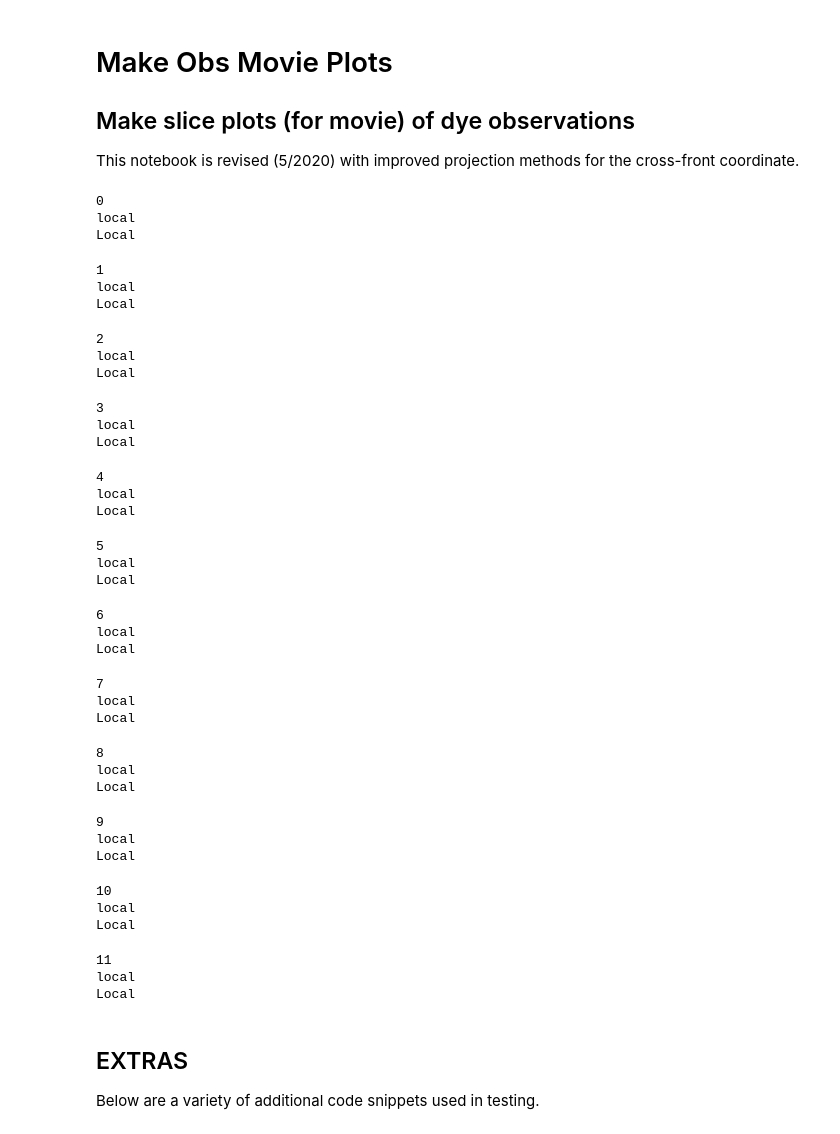
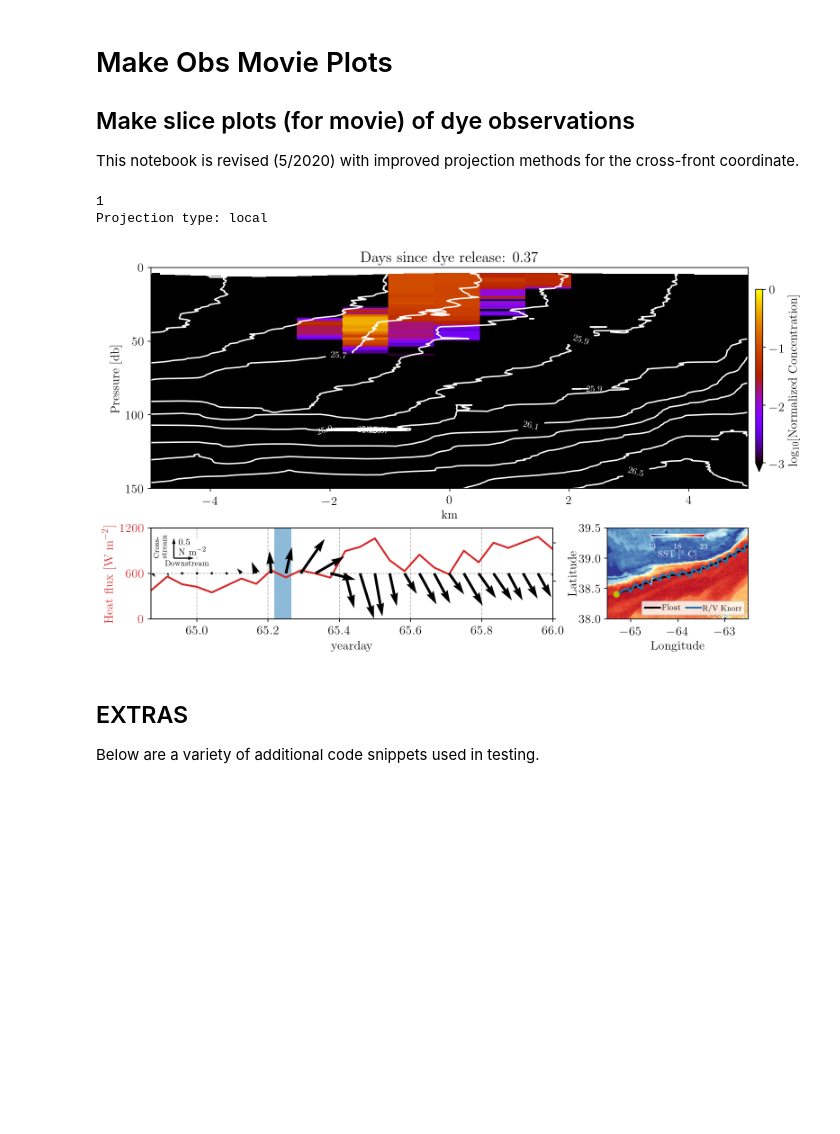
Before and after one commit to wenegrat/LATMIXDYE, a Jupyter notebook: DyeObsMovie_RevisedNotebook.ipynb, the cells around one changed output. Drawn from its saved outputs; the diff is of its cells as text; code cells hidden in the pictures; blank space fills up the shorter version.

```diff
--- a/DyeObsMovie_RevisedNotebook.ipynb
+++ b/DyeObsMovie_RevisedNotebook.ipynb
@@ -181,7 +249,7 @@ def getProjectedSection(crossing):
     values[values<=0] = 1e-10 # Put a small value for plotting the log_10 values
     values = values/np.nanmax(fluorppb) # Normalize by the maximum observed concentration
     # Project to float normal coordinate system
-    rx, shiplogc = projectCoords(lat[:,span], lon[:,span], floatstruct.lats, floatstruct.lons, projection='local')
+    rx, shiplogc = projectCoords(lat[:,span], lon[:,span], floatstruct.lats, floatstruct.lons, fyds, projection='local')
 
     # Interpolate the data
     grid_x = np.linspace(-6, 6, 12*4) # Choose the cross-float gridding
@@ -271,7 +339,7 @@ def getProjectedSection(crossing):
 ## This function iterates through the crossings, and makes and saves figures to be stitched into a movie.
 
 
-save = True # if true save the figures to disk
+save = False # if true save the figures to disk
 conts = np.linspace(-3, 0, 50) # Contours of dye
 rhoc = np.linspace(20, 30, 101)+0.1 # Contours of rho
 
@@ -283,19 +351,20 @@ norm = np.nanmax(fluorppb)
 ckeeps = [4, 6, 8, 10, 12, 13, 15, 16, 17, 18, 19, 20, 21, 22] # these are the crossings we keep (not all have good obs of dye)
 
 # Iterate through each crossing and make figure
-for i in range(0, 12, 1):
+for i in range(1,2, 1):
     print(i)
     fig = plt.figure(figsize=(16/fac,9/fac), dpi=fac*100)
-    axdye = plt.subplot2grid((3,3), (0,0), rowspan = 2, colspan=3)
+    axdye = plt.subplot2grid((3,10), (0,0), rowspan = 2, colspan=10)
 
     span = range(II[ckeeps[i],0], II[ckeeps[i],1])
+    span_ts = range(ii[ckeeps[i],0], ii[ckeeps[i],1])
 
     # Do all the projection work
     Xi, Yi, Ci, Ri, shiplogobs, depthobs = getProjectedSection(ckeeps[i])
 
     Xp = np.zeros(Xi.shape)
     Xp[:,1:] = 0.5*(Xi[:,1:] + Xi[:,0:-1]) # We are going to combine pcolor and contour, so need to shift the pcolor coordinates (which plots on vertices)
-    Xp[:,0] = -5 # XXX- Check this for correctness
+    Xp[:,0] = -6 # XXX- Check this for correctness
 
     cmap = 'gnuplot'
 
@@ -304,7 +373,8 @@ for i in range(0, 12, 1):
     im.set_edgecolor('face')
 
     # Plot the Density
-    axdye.contour(Xi,Yi, Ri,rhoc, colors='w')
+    cs = axdye.contour(Xi,Yi, Ri,rhoc, colors='w')
+    axdye.clabel(cs, cs.levels[::2], inline=1, fontsize=10, fmt='%1.1f')
 
     # Format the figure
     axdye.set_ylim(0, 150)
@@ -317,7 +387,7 @@ for i in range(0, 12, 1):
     axdye.set_xlim([-5, 5])
 
     # Plot the SST map
-    axsst = plt.subplot2grid((3,3), (2,2), colspan=1)
+    axsst = plt.subplot2grid((3,10), (2,7), colspan=3)
     cmap = 'RdYlBu_r'
     tliml = 13
     tlimh = 23
@@ -344,7 +414,7 @@ for i in range(0, 12, 1):
 
     axsst.legend(loc=4, ncol=2, fontsize=8, handletextpad=0.2, columnspacing=0.8)
 
-    axflux = plt.subplot2grid((3,3), (2,0), colspan=2)
+    axflux = plt.subplot2grid((3,10), (2,0), colspan=7)
 
     # The original version had heat flux and wind stress magnitude, this is replaced (below) with a quiver plot
     #color = 'tab:blue'
@@ -372,93 +442,59 @@ for i in range(0, 12, 1):
     #Quiver version here:
     color = 'tab:red'
     axflux.plot(yearday, qnet, color=color, linewidth=2)
-    axflux.set_ylim(-1200,1200)
+    axflux.set_ylim(-0,1200)
     axflux.set_xlim(64.87, 66)
     axflux.grid(linestyle='dashed')
     axflux.set_ylabel('Heat flux [W m$^{-2}$]', color=color)  # we already handled the x-label with ax1
     axflux.tick_params(axis='y', labelcolor=color)
     axflux.set_xlabel('yearday')
-
+    axflux.set_yticks([0, 600, 1200])
     axflux.axvspan(np.nanmean(jday[:,span[0]]), np.nanmean(jday[:,span[-1]]), alpha=0.5)
     #axflux.axvline(np.nanmean(jday[:,span]))
     axwind = axflux.twinx()
     axwind.set_yticklabels([])
     # Quiver plot of wind stress
-    q = axwind.quiver(yearday, 0*yearday, tau_d, tau_cs, scale=10)
+    q = axwind.quiver(yearday, 600 + 0*yearday, tau_d, tau_cs, scale=10)
 
     # Add a legend for the quiver plot magnitude
     #axwind.quiverkey(q, 64.995, -1000, 0.5, 'Down-\nstream', coordinates='data', labelpos='S', fontproperties={'size': 10})
     #axwind.quiverkey(q, 64.94, -790, 0.5, 'Cross-\nstream', coordinates='data',labelpos='W', angle=90, labelsep=0.05, fontproperties={'size': 10})
-    axwind.text(64.952, -650, '0.75\nN m$^{-2}$', fontsize=10, bbox=dict(boxstyle='square,pad=0', fc='w', ec='none'))
-    axwind.quiver(64.935, -850, 0.75, 0., scale=10, width=3e-3)
-    axwind.quiver(64.935, -850, 0., 0.75, scale=10, width=3e-3)
-    axwind.text(64.88, -800, 'Cross-\nstream', fontsize=8, rotation=90)
-    axwind.text(64.91, -1100, 'Downstream', fontsize=8, rotation=0, bbox=dict(boxstyle='square,pad=0', fc='w', ec='none'))
+    axwind.text(64.948, 850, '0.5\nN m$^{-2}$', fontsize=10, bbox=dict(boxstyle='square,pad=0', fc='w', ec='none'))
+    axwind.quiver(64.935, 800, 0.5, 0., scale=10, width=3e-3)
+    axwind.quiver(64.935, 800, 0., 0.5, scale=10, width=3e-3)
+    axwind.text(64.88, 820, 'Cross-\nstream', fontsize=8, rotation=90)
+    axwind.text(64.91, 700, 'Downstream', fontsize=8, rotation=0, bbox=dict(boxstyle='square,pad=0', fc='w', ec='none'))
 
-    axwind.set_ylim(-1200, 1200)
+    axwind.set_ylim(-0, 1200)
 
     # Do some adjusting to the figure itself
     plt.subplots_adjust(wspace=3.5, hspace=0.04)
     fig.subplots_adjust(right=0.9)
     cbar_ax = fig.add_axes([0.91, 0.45, 0.01, 0.45])
     cb = fig.colorbar(im, cax=cbar_ax, extend='min')
     cb.set_ticks([-3, -2, -1, 0])
     cb.set_label('log$_{10}$[Normalized Concentration]')
 
     cbaxes = inset_axes(axsst, width="40%", height="3%", loc=9)
     cb = plt.colorbar(isst, cax=cbaxes, orientation='horizontal', extend='both')
     cb.set_label('SST [$^{\circ}$ C]', color='w', fontsize=10, labelpad=-1)
     cb.outline.set_edgecolor('w')
     cb.set_ticks([tliml, (tlimh-tliml)/2+tliml, tlimh])
     cb.ax.xaxis.set_tick_params(color='w')
     cb.ax.tick_params(labelsize=8)
     plt.setp(plt.getp(cb.ax.axes, 'xticklabels'), color='w') # set colorbar
     fig.tight_layout(pad=0.2)
-    fig.subplots_adjust(right=0.9)
-
+    fig.subplots_adjust(right=0.9, wspace=5)
     if save:
         plt.savefig(f'/data/pacific/jacob/LATMIXDYE/ObsMovieFigs/LatmixDyeObs_{i}.png')
         plt.close('all')
 
 ## TO MAKE MOVIE RUN THIS SCRIPT IN COMMAND LINE
 # ffmpeg -start_number 0 -i LatmixDyeObs_%d.png -pix_fmt yuv420p -vf "setpts=48*PTS" dye_obs.mov
 # %% [output]
-0
-local
-Local
+1
+Projection type: local
-1
-local
-Local
-2
-local
-Local
-3
-local
-Local
-4
-local
-Local
-5
-local
-Local
-6
-local
-Local
-7
-local
-Local
-8
-local
-Local
-9
-local
-Local
-10
-local
-Local
-11
-local
-Local
+[figure, added]
 # %% [markdown]
 ## EXTRAS
 Below are a variety of additional code snippets used in testing.
```
Also changed, not shown: parts of 12 cells of this notebook, 6 other files.
